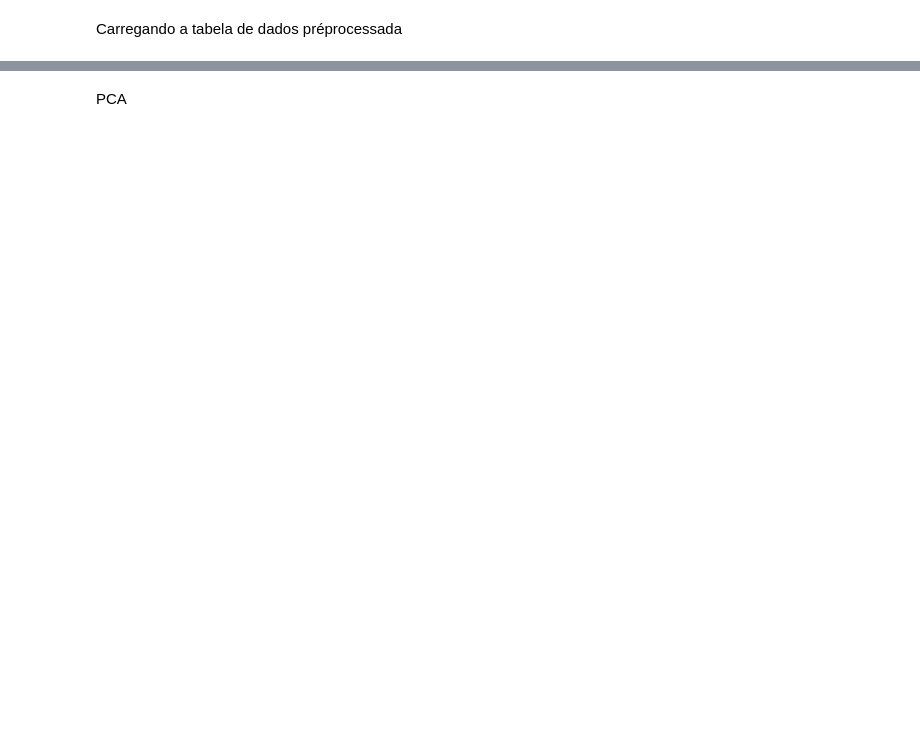
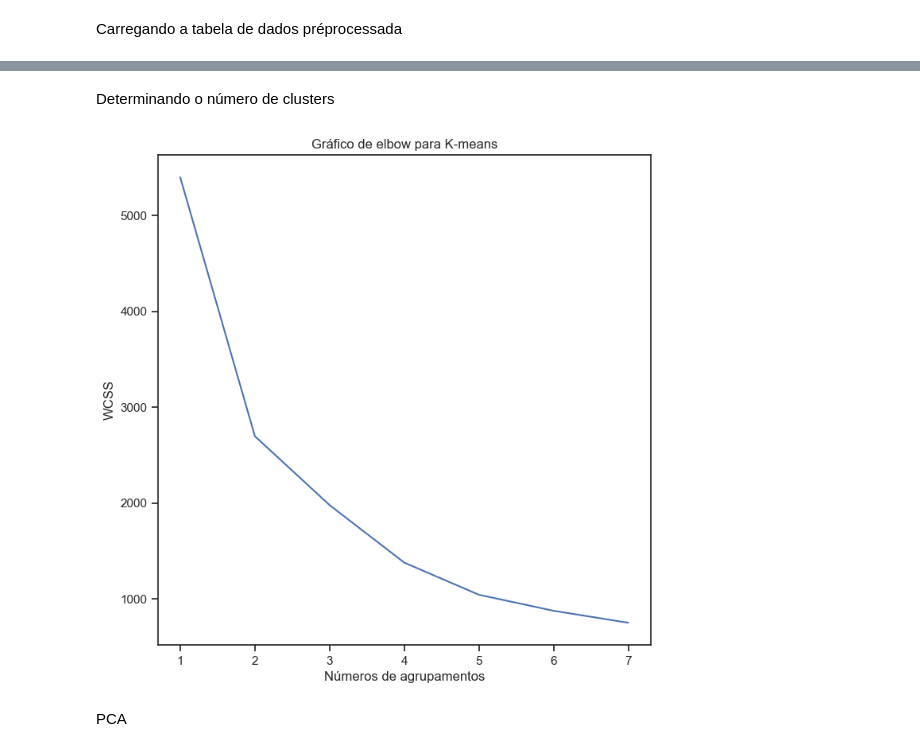
Before and after one commit to MarceloMdeO/TCC_DSA, a Jupyter notebook: ML_metal.ipynb, the cells around one changed output, grey strips where cells are left out. Cells and saved outputs as stored; diff of their text form; code cells hidden in the pictures; blank space fills up the shorter version.

```diff
--- a/ML_metal.ipynb
+++ b/ML_metal.ipynb
@@ -57,4 +70,5 @@ np.unique(df_resposta, return_counts = True)
 # %%
 #padronização dos dados
-scale_obj = StandardScaler()
-df_var = scale_obj.fit_transform(var.astype(float))
+scaler = StandardScaler()
+features = scaler.fit(var)
+features = features.transform(var)
@@ -60,0 +77,3 @@ df_var = scale_obj.fit_transform(var.astype(float))
+# %%
+df_scaled = pd.DataFrame(features, columns = var.columns)
+df_scaled.head(5)
@@ -61,3 +87,29 @@ df_var = scale_obj.fit_transform(var.astype(float))
+# %%
+X = df_scaled.values
+# %% [markdown]
+Determinando o número de clusters
+# %%
+wcs = {}
+
+for i in range (1, 8):
+    kmeans = KMeans(n_clusters = i, init = 'k-means++', random_state = 42)
+    kmeans.fit(X)
+    wcs[i] = kmeans.inertia_
+# %%
+#Gráfico de elbow
+sns.set_theme(style ='ticks')
+
+f, ax = plt.subplots(figsize = (8,8))
+
+sns.lineplot(x = wcs.keys(), y = wcs.values(), markers='*', markersize = 50)
+
+ax.set(xlabel='Números de agrupamentos')
+ax.set(ylabel= 'WCSS')
+ax.set(title = 'Gráfico de elbow para K-means')
+
+plt.show()
+# %% [output]
+[figure, added]
 # %%
 #cross validation
 from sklearn.model_selection import train_test_split
```
Also changed, not shown: parts of 26 cells of this notebook, 1 other file.
